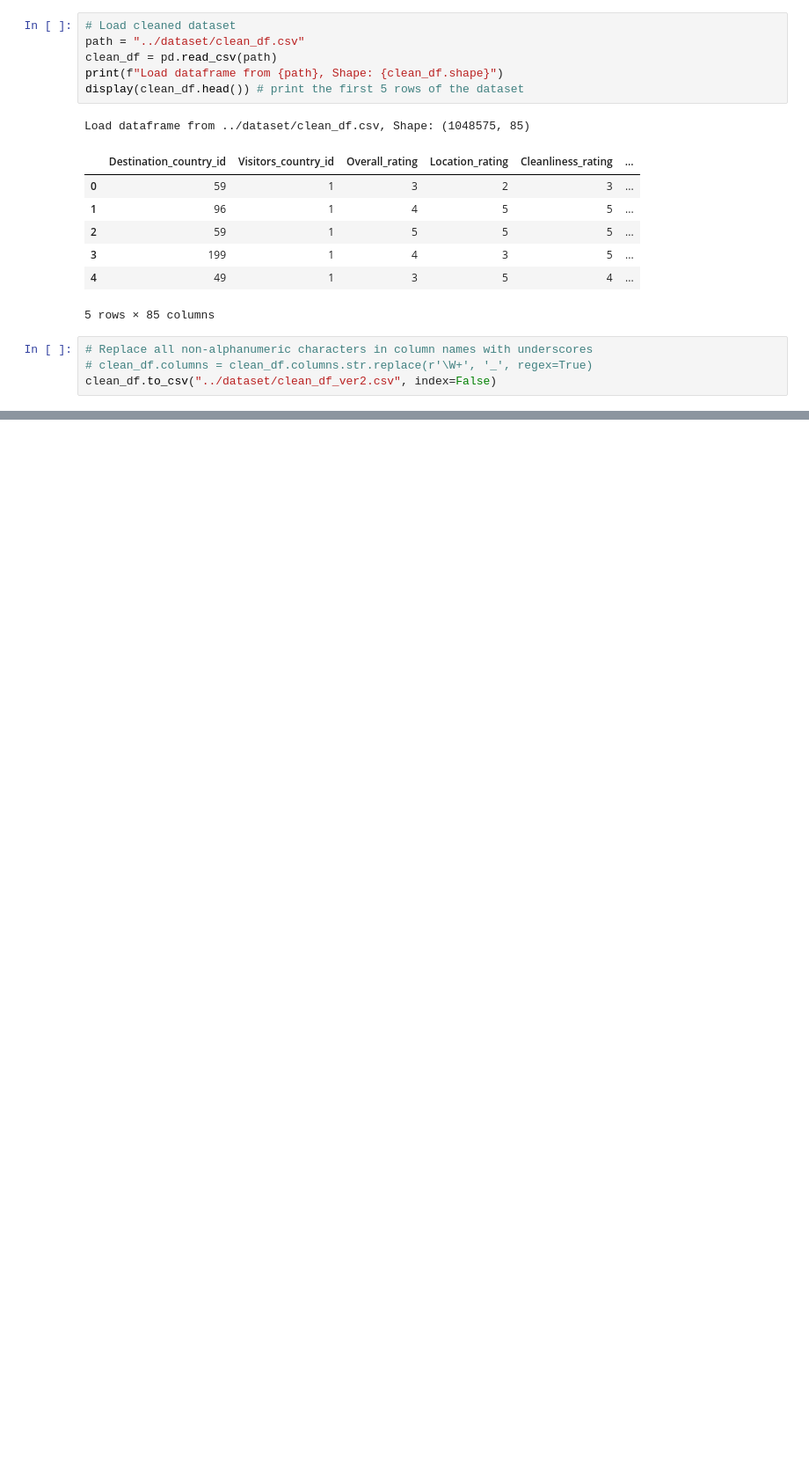
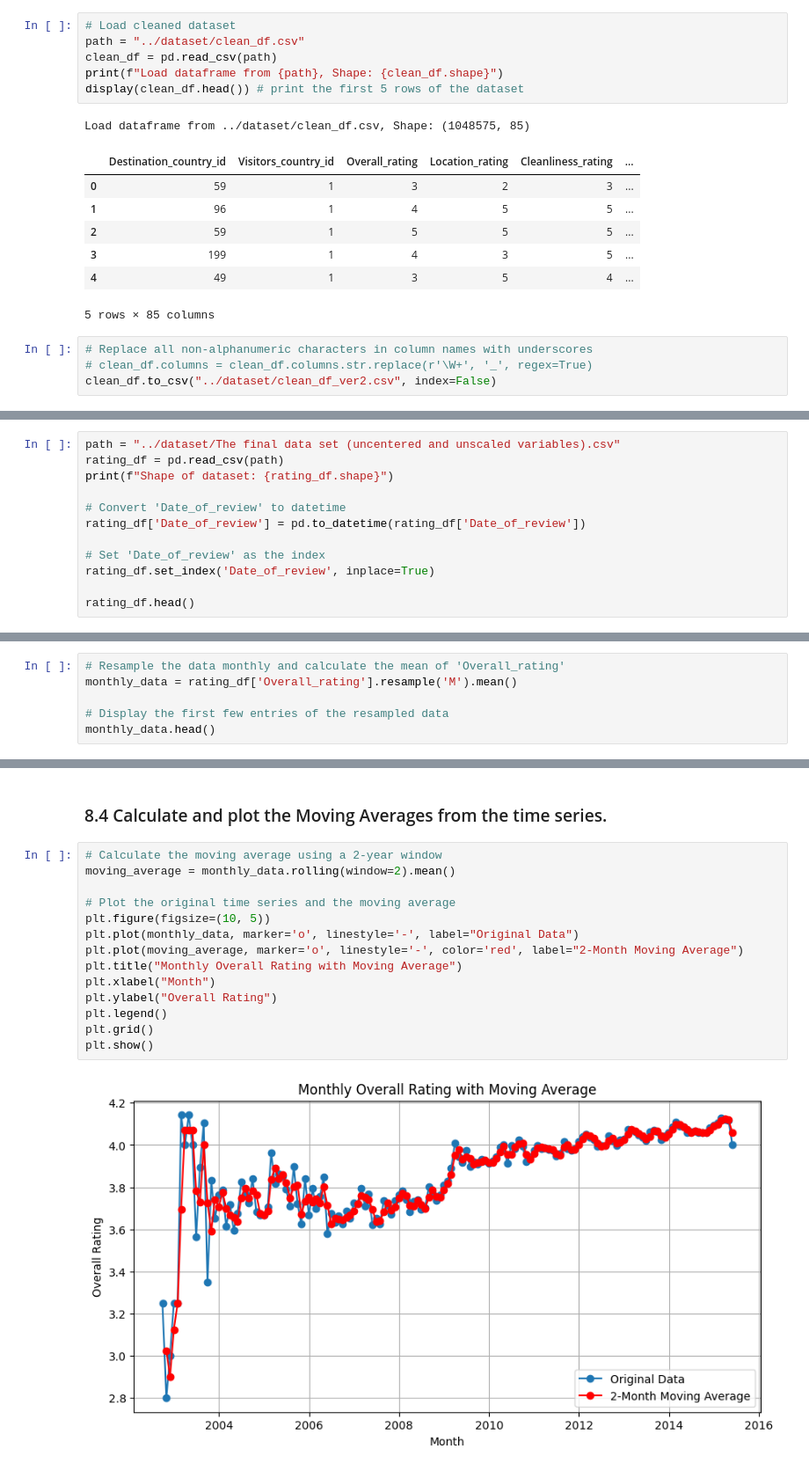
Before and after one commit to yceugene/DA_Proj_G7, a Jupyter notebook: src/team7_final_presentation.ipynb, the cells around one changed output, grey strips where cells are left out. Shown at 88% size. Drawn from its saved outputs; the diff is of its cells as text; blank space fills up the shorter version.

```diff
--- a/src/team7_final_presentation.ipynb
+++ b/src/team7_final_presentation.ipynb
@@ -56,0 +249,12 @@ clean_df.to_csv("../dataset/clean_df_ver2.csv", index=False)
+# %%
+path = "../dataset/The final data set (uncentered and unscaled variables).csv"
+rating_df = pd.read_csv(path)
+print(f"Shape of dataset: {rating_df.shape}")
+
+# Convert 'Date_of_review' to datetime
+rating_df['Date_of_review'] = pd.to_datetime(rating_df['Date_of_review'])
+
+# Set 'Date_of_review' as the index
+rating_df.set_index('Date_of_review', inplace=True)
+
+rating_df.head()
@@ -56,0 +272,6 @@ clean_df.to_csv("../dataset/clean_df_ver2.csv", index=False)
+# %%
+# Resample the data monthly and calculate the mean of 'Overall_rating'
+monthly_data = rating_df['Overall_rating'].resample('M').mean()
+
+# Display the first few entries of the resampled data
+monthly_data.head()
@@ -56,0 +318,18 @@ clean_df.to_csv("../dataset/clean_df_ver2.csv", index=False)
+# %% [markdown]
+### 8.4 Calculate and plot the Moving Averages from the time series.
+# %%
+# Calculate the moving average using a 2-year window
+moving_average = monthly_data.rolling(window=2).mean()
+
+# Plot the original time series and the moving average
+plt.figure(figsize=(10, 5))
+plt.plot(monthly_data, marker='o', linestyle='-', label="Original Data")
+plt.plot(moving_average, marker='o', linestyle='-', color='red', label="2-Month Moving Average")
+plt.title("Monthly Overall Rating with Moving Average")
+plt.xlabel("Month")
+plt.ylabel("Overall Rating")
+plt.legend()
+plt.grid()
+plt.show()
+# %% [output]
+[figure, added]
```
Also changed, not shown: parts of 109 cells of this notebook.
